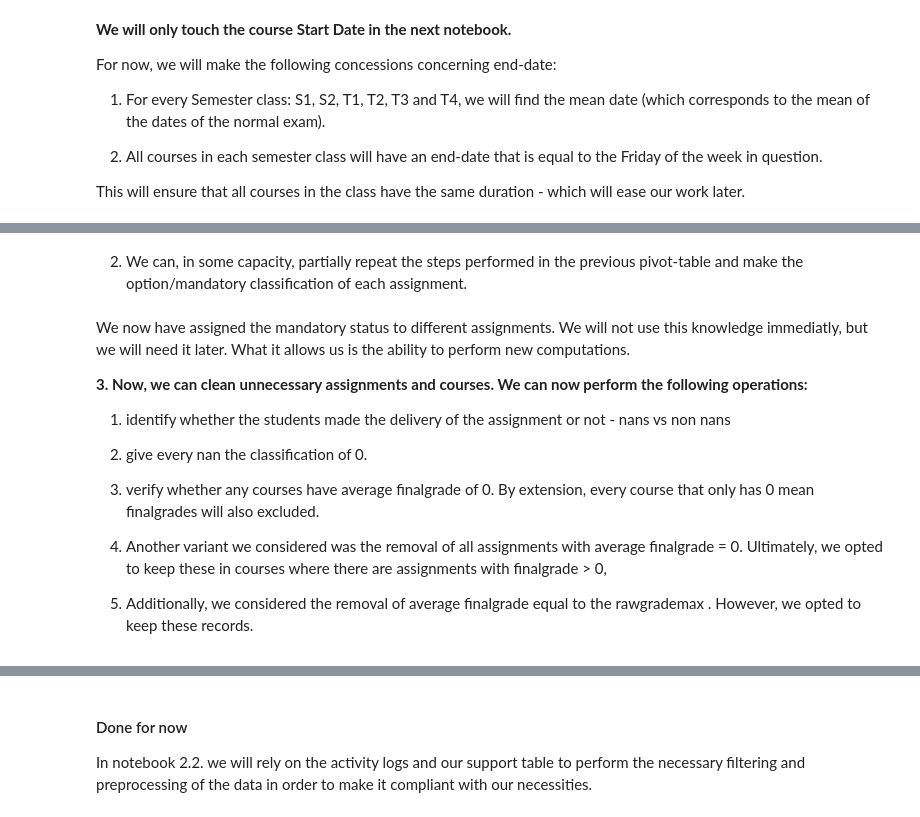
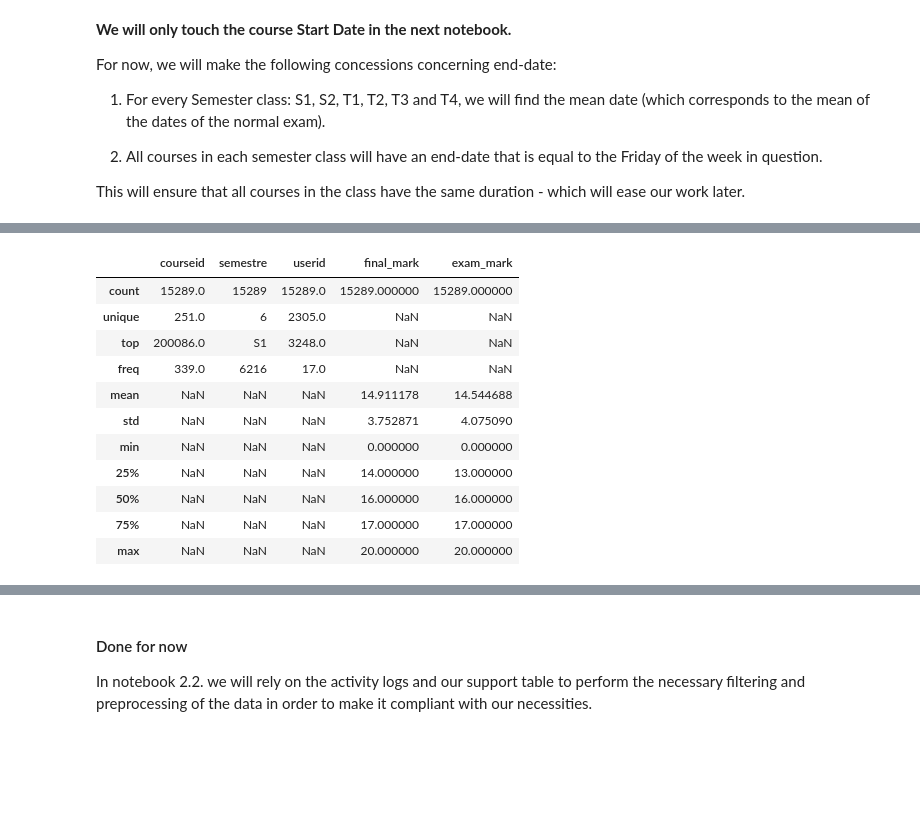
Before and after one commit to RicardoSantos0/timely_accurate_portable, a Jupyter notebook: Notebooks/2.1. Support Tables and Grade Usage - NOVA IMS.ipynb, the cells around one changed output, grey strips where cells are left out. Saved outputs shown, nothing was run; the diff lists cells and outputs as text; code cells hidden in the pictures; blank space fills up the shorter version.

```diff
--- a/Notebooks/2.1. Support Tables and Grade Usage - NOVA IMS.ipynb
+++ b/Notebooks/2.1. Support Tables and Grade Usage - NOVA IMS.ipynb
@@ -522,2 +471,0 @@ student_count = student_count.set_index('courseid').to_dict()['count']
-# %% [markdown]
-2. We can, in some capacity, partially repeat the steps performed in the previous pivot-table and make the option/mandatory classification of each assignment.
@@ -549,14 +471,0 @@ del assign_number, student_count, mandatory_status
-# %% [markdown]
-We now have assigned the mandatory status to different assignments. We will not use this knowledge immediatly, but we will need it later. What it allows us is the ability to perform new computations.
-
-**3. Now, we can clean unnecessary assignments and courses. We can now perform the following operations:**
-
-1. identify whether the students made the delivery of the assignment or not - nans vs non nans
-
-2. give every nan the classification of 0.
-
-3. verify whether any courses have average finalgrade of 0. By extension, every course that only has 0 mean finalgrades will also excluded.
-
-4. Another variant we considered was the removal of all assignments with average finalgrade = 0. Ultimately, we opted to keep these in courses where there are assignments with finalgrade > 0,
-
-5. Additionally, we considered the removal of average finalgrade equal to the rawgrademax . However, we opted to keep these records.
@@ -589,2 +472,15 @@ support_table
 # %%
-support_table.describe(include = 'all', datetime_is_numeric = True).T
+exams.describe(include = 'all')
+# %% [output]
+|  | courseid | semestre | userid | final_mark | exam_mark |
+| count | 15289.0 | 15289 | 15289.0 | 15289.000000 | 15289.000000 |
+| unique | 251.0 | 6 | 2305.0 | NaN | NaN |
+| top | 200086.0 | S1 | 3248.0 | NaN | NaN |
+| freq | 339.0 | 6216 | 17.0 | NaN | NaN |
+| mean | NaN | NaN | NaN | 14.911178 | 14.544688 |
+| std | NaN | NaN | NaN | 3.752871 | 4.075090 |
+| min | NaN | NaN | NaN | 0.000000 | 0.000000 |
+| 25% | NaN | NaN | NaN | 14.000000 | 13.000000 |
+| 50% | NaN | NaN | NaN | 16.000000 | 16.000000 |
+| 75% | NaN | NaN | NaN | 17.000000 | 17.000000 |
+| max | NaN | NaN | NaN | 20.000000 | 20.000000 |
```
Also changed, not shown: parts of 35 cells of this notebook, 2 other files.
